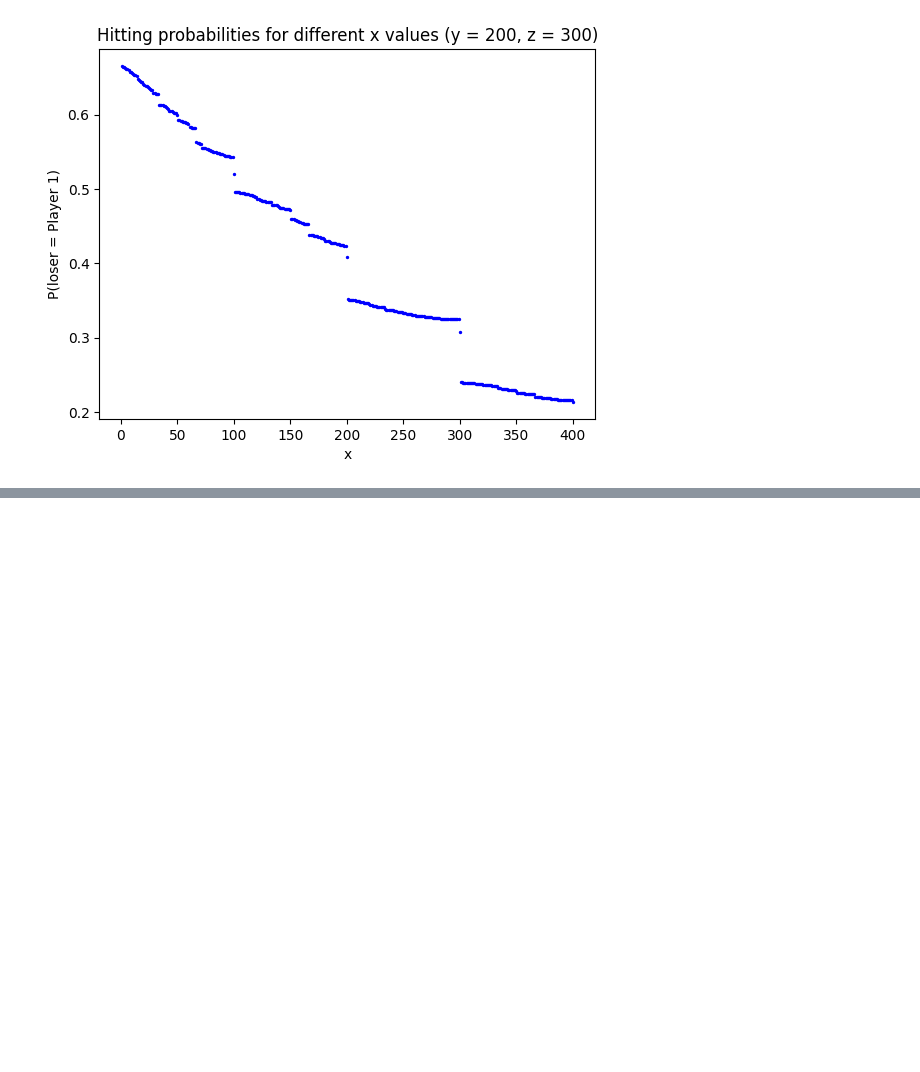
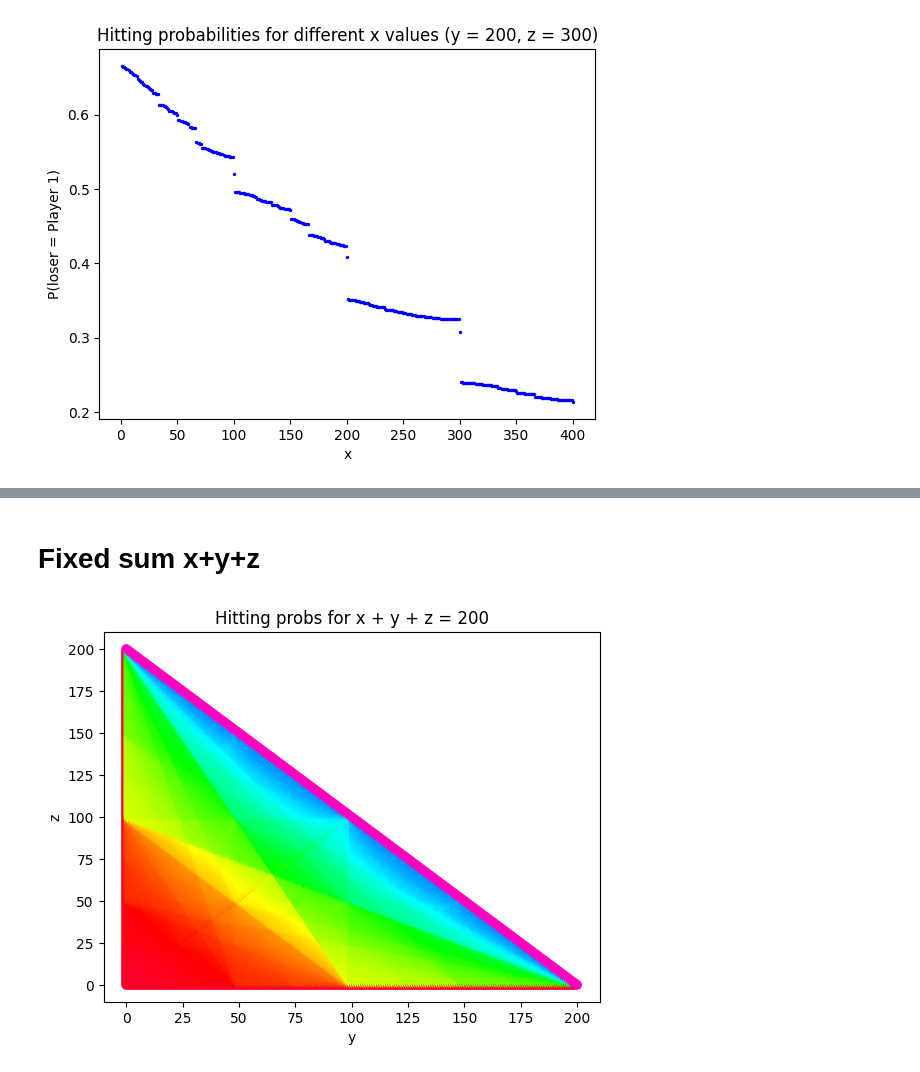
Before and after one commit to 7angel4/3-person-betting-game, a Jupyter notebook: game1_two_player/game1_visualisation.ipynb, the cells around one changed output, grey strips where cells are left out. Saved outputs shown, nothing was run; the diff lists cells and outputs as text; code cells hidden in the pictures; blank space fills up the shorter version.

Commit message:
Implemented visualisation of fixed sum

```diff
--- a/game1_two_player/game1_visualisation.ipynb
+++ b/game1_two_player/game1_visualisation.ipynb
@@ -71,0 +72,10 @@ plotX(124, 129, 200, 300, probFunction=varyX_memoised, t=30, markerSize=40, colo
+# %% [markdown]
+# Fixed sum x+y+z
+# %%
+# wrapper
+def plotFixedN(N, t=30, colorMap=cm.gist_rainbow):
+    plotFixedSum(N, VISUAL_DIR + f'game1_fixed_sum_N={N}_t={t}.png', t=t, colorMap=colorMap)
+# %%
+plotFixedN(200)
+# %% [output]
+[figure, added]
```
Also changed, not shown: parts of 3 cells of this notebook, 11 other files.
